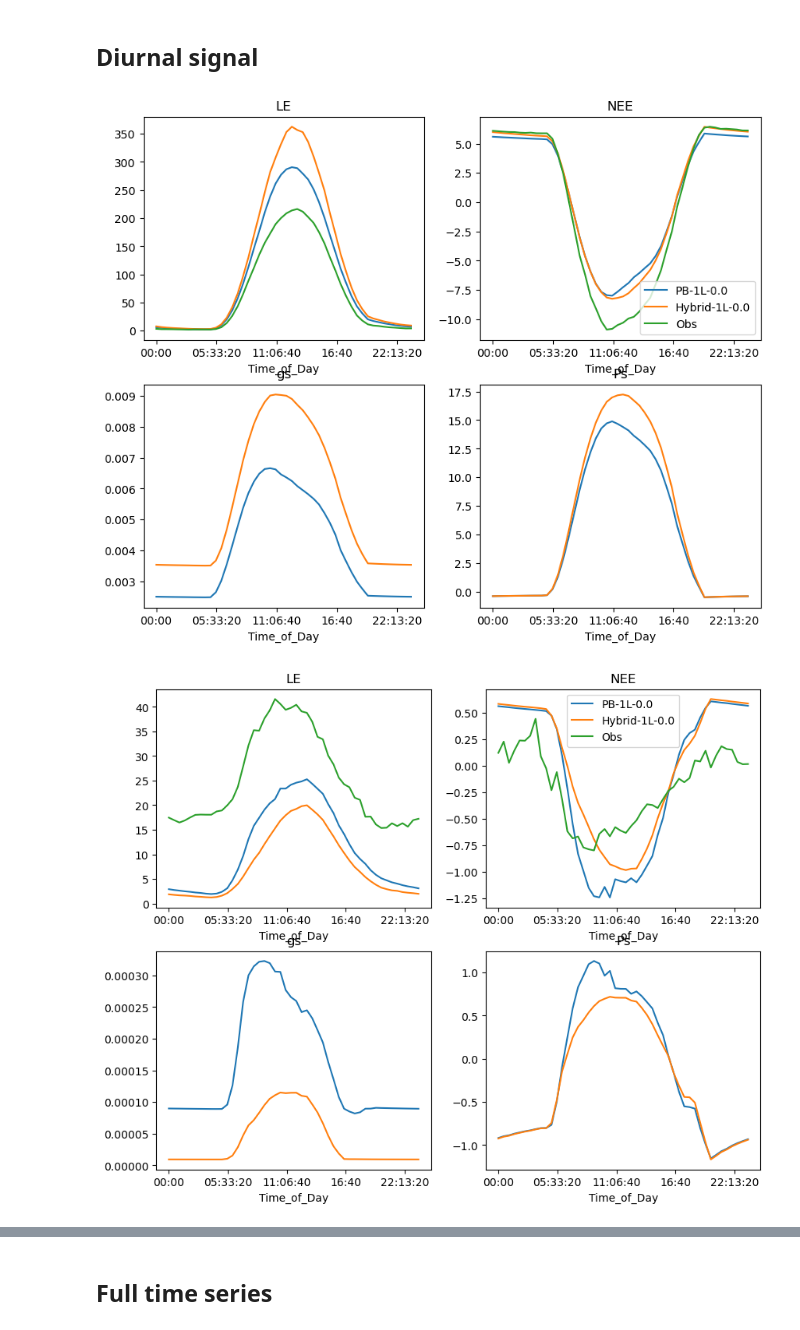
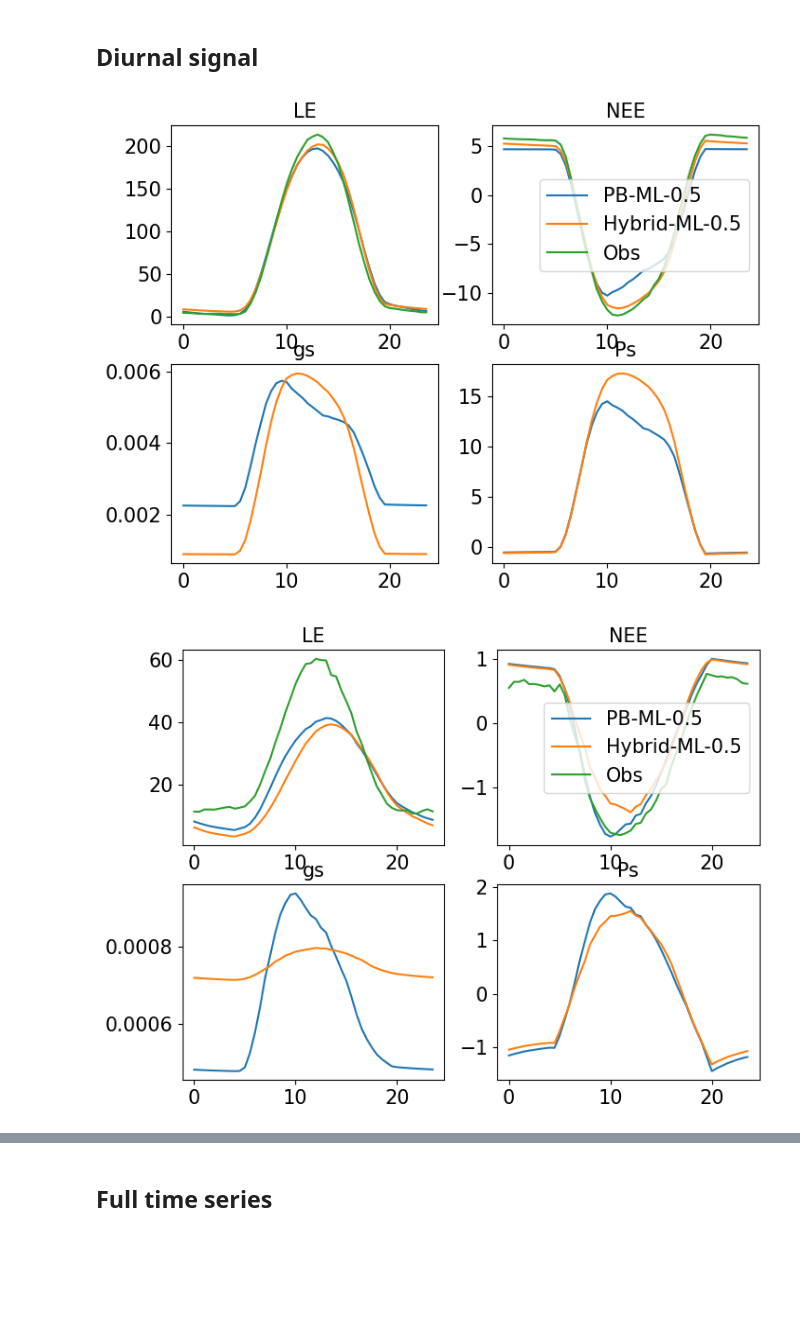
Before and after one commit to pnnl/JAX-CanVeg, a Jupyter notebook: examples/TrainingAnalysis.ipynb, the cells around one changed output, grey strips where cells are left out. Cells and saved outputs as stored; diff of their text form; code cells hidden in the pictures; blank space fills up the shorter version.

```diff
--- a/examples/TrainingAnalysis.ipynb
+++ b/examples/TrainingAnalysis.ipynb
@@ -210,7 +255,9 @@ def filter_metric(
         layer = [layer] if isinstance(layer, str) else layer
         conditions.append(df_metrics["layer"].isin(layer))
     if weight is not None:
-        conditions.append(df_metrics["weight"] == weight)
+        # conditions.append(df_metrics["weight"] == weight)
+        weight = [weight] if isinstance(weight, str) else weight
+        conditions.append(df_metrics["weight"].isin(weight))
     if varn is not None:
         conditions.append(df_metrics["varn"] == varn)
     if train_or_test is not None:
@@ -249,0 +296,11 @@ for i, varn in enumerate(["LE", "NEE"]):
+# %%
+train_or_test, model = "test", ["Hybrid", "DNN"]
+fig, axes = plt.subplots(len(outputs), len(metrics), figsize=(15, 10))
+for i, varn in enumerate(outputs):
+    for j, metric in enumerate(metrics):
+        ax = axes[i, j]
+        df_metrics_sub = filter_metric(
+            df_metrics, model=model, varn=varn, train_or_test=train_or_test
+        )
+        sns.barplot(df_metrics_sub, ax=ax, x="site", y=metric, hue="layer", legend=True)
+        ax.set(xlabel="", ylabel=metric.upper(), title=varn)
@@ -252,8 +391,8 @@ for i, varn in enumerate(["LE", "NEE"]):
 # %%
-train_or_test, layer = "train", "1L"
-fig, axes = plt.subplots(3, 4, figsize=(15, 12))
+train_or_test, layer = "test", "ML"
+fig, axes = plt.subplots(len(metrics), len(sites), figsize=(20, 12))
 for j, site in enumerate(sites):
-    for i, metric in enumerate(["rse", "r2", "nse"]):
+    for i, metric in enumerate(metrics):
         ax = axes[i, j]
         # Process-based
         le_m = filter_metric(
@@ -273,7 +412,7 @@ for j, site in enumerate(sites):
             train_or_test=train_or_test,
         )[metric]
         # ax.scatter(le_m, nee_m, label='PB-1L')
-        ax.plot(le_m, nee_m, "*-", label="PB-1L")
+        ax.plot(le_m, nee_m, "*-", label=f"PB-{layer}")
 
         # Hybrid
         le_m = filter_metric(
@@ -293,7 +432,7 @@ for j, site in enumerate(sites):
             train_or_test=train_or_test,
         )[metric]
         # ax.scatter(le_m, nee_m, label='Hybrid-1L')
-        ax.plot(le_m, nee_m, "*-", label="Hybrid-1L")
+        ax.plot(le_m, nee_m, "*-", label=f"Hybrid-{layer}")
 
         # DNN
         le_m = filter_metric(
@@ -333,38 +472,39 @@ def convert_to_24hr(df):
     # Pivot to get the average value for each 30-minute interval across 24-hour periods
     return df.groupby("Time_of_Day").mean()
 # %%
-train_or_test, layer, weight = "test", "1L", "0.0"
-# for site in sites:
-for site in ["US-Bi1", "US-Hn1", "US-Whs"]:
+train_or_test, layer, weight = "train", "ML", "0.5"
+for site in sites:
     df = df_simulations_set[f"{site}-{train_or_test}"]
     pb = convert_to_24hr(df[f"PB-{layer}-{weight}"])
     hybrid = convert_to_24hr(df[f"Hybrid-{layer}-{weight}"])
+    pb.index = pb.index.map(lambda x: x.hour+x.minute/60.)
+    hybrid.index = hybrid.index.map(lambda x: x.hour+x.minute/60.)
     # dnn = convert_to_24hr(df[f'DNN_LE-GPP-{weight}'])
 
-    fig, axes = plt.subplots(2, 2, figsize=(10, 8))
+    fig, axes = plt.subplots(2, 2, figsize=(8, 6))
     axes = axes.flatten()
     ax = axes[0]
     pb["LE"].plot(ax=ax, label=f"PB-{layer}-{weight}")
     hybrid["LE"].plot(ax=ax, label=f"Hybrid-{layer}-{weight}")
     pb["LE-obs"].plot(ax=ax, label="Obs")
-    ax.set(title="LE")
+    ax.set(title="LE", xlabel='')
 
     ax = axes[1]
     pb["NEE"].plot(ax=ax, label=f"PB-{layer}-{weight}")
     hybrid["NEE"].plot(ax=ax, label=f"Hybrid-{layer}-{weight}")
     pb["NEE-obs"].plot(ax=ax, label="Obs")
-    ax.set(title="NEE")
+    ax.set(title="NEE", xlabel='')
     ax.legend()
 
     ax = axes[2]
     pb["gs"].plot(ax=ax, label=f"PB-{layer}-{weight}")
     hybrid["gs"].plot(ax=ax, label=f"Hybrid-{layer}-{weight}")
-    ax.set(title="gs")
+    ax.set(title="gs", xlabel='')
 
     ax = axes[3]
     pb["Ps"].plot(ax=ax, label=f"PB-{layer}-{weight}")
     hybrid["Ps"].plot(ax=ax, label=f"Hybrid-{layer}")
-    ax.set(title="Ps")
+    ax.set(title="Ps", xlabel='')
 # %% [output]
-[figure, old version]
+[figure, new version]
-[figure, old version]
+[figure, new version]
```
Also changed, not shown: parts of 18 cells of this notebook, 5 other files.
